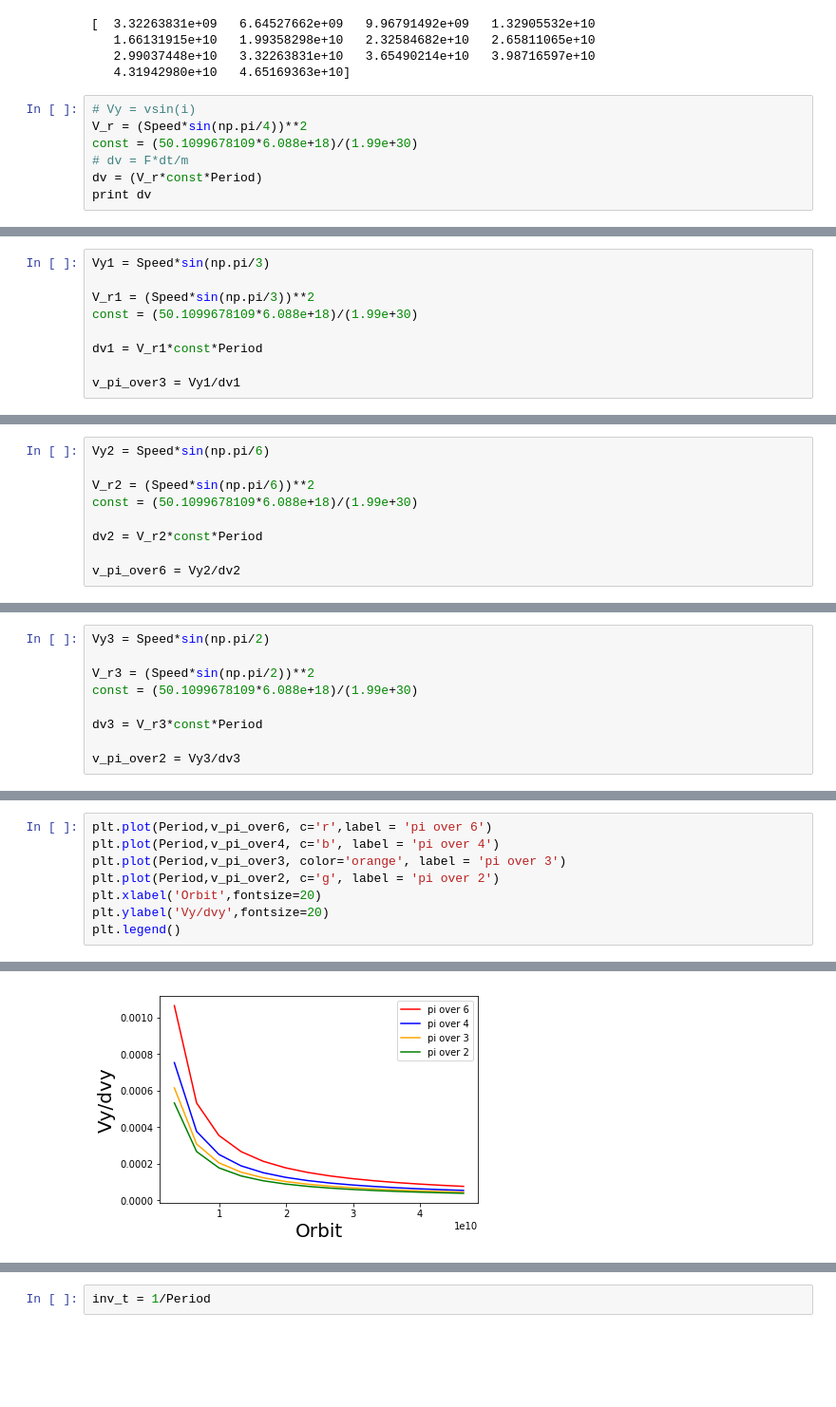
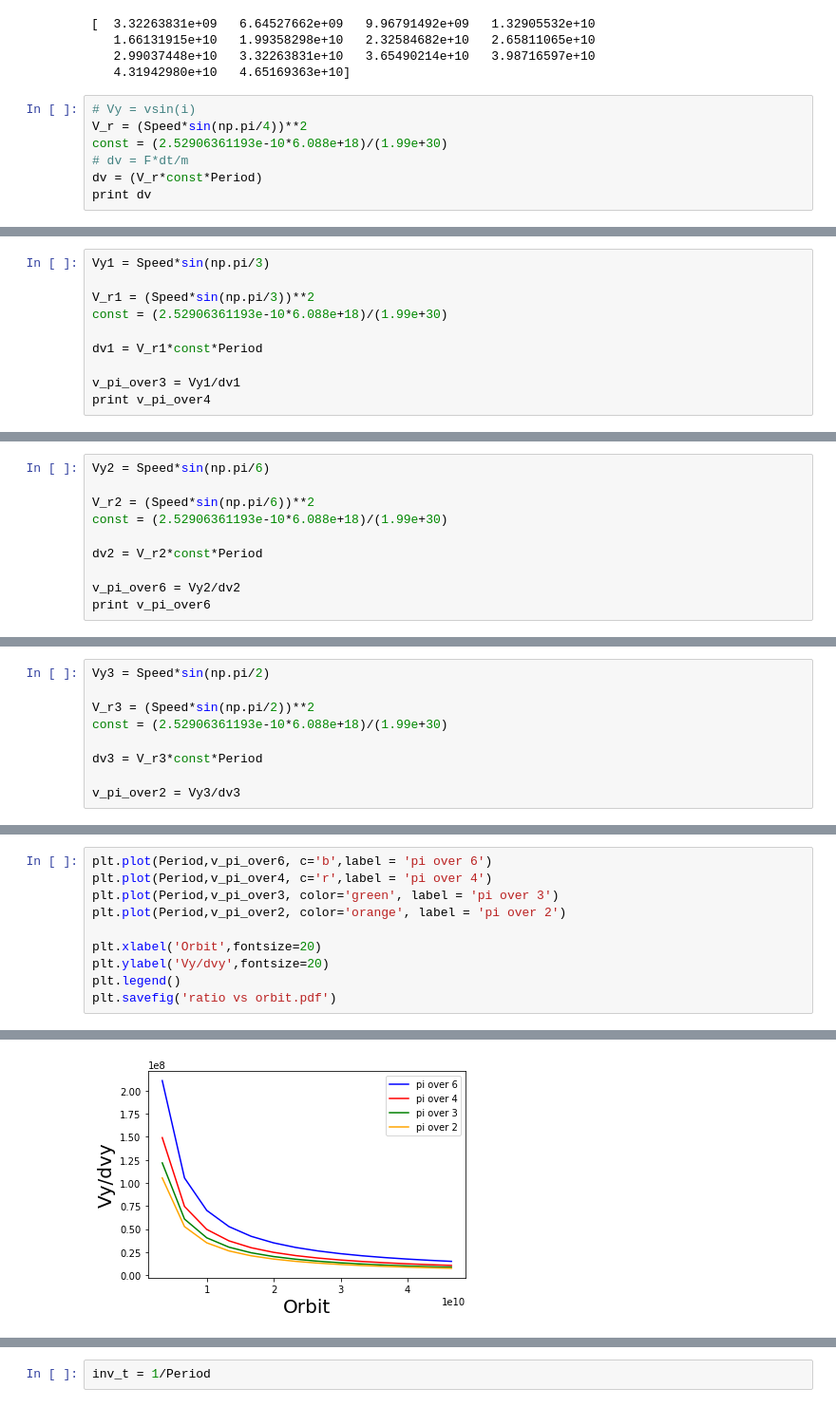
Before and after one commit to gfabj/Summer_Research_Project, a Jupyter notebook: T_Grind_2.ipynb, the cells around one changed output, grey strips where cells are left out. Shown at 95% size. Cells and saved outputs as stored; diff of their text form; blank space fills up the shorter version.

```diff
--- a/T_Grind_2.ipynb
+++ b/T_Grind_2.ipynb
@@ -37,7 +37,7 @@ print Period
 # %%
 # Vy = vsin(i)
 V_r = (Speed*sin(np.pi/4))**2
-const = (50.1099678109*6.088e+18)/(1.99e+30)
+const = (2.52906361193e-10*6.088e+18)/(1.99e+30)
 # dv = F*dt/m
 dv = (V_r*const*Period)
 print dv
@@ -59,8 +58,9 @@ print v_pi_over4
 Vy1 = Speed*sin(np.pi/3)
 
 V_r1 = (Speed*sin(np.pi/3))**2
-const = (50.1099678109*6.088e+18)/(1.99e+30)
+const = (2.52906361193e-10*6.088e+18)/(1.99e+30)
 
 dv1 = V_r1*const*Period
 
 v_pi_over3 = Vy1/dv1
+print v_pi_over4
@@ -68,8 +73,9 @@ v_pi_over3 = Vy1/dv1
 Vy2 = Speed*sin(np.pi/6)
 
 V_r2 = (Speed*sin(np.pi/6))**2
-const = (50.1099678109*6.088e+18)/(1.99e+30)
+const = (2.52906361193e-10*6.088e+18)/(1.99e+30)
 
 dv2 = V_r2*const*Period
 
 v_pi_over6 = Vy2/dv2
+print v_pi_over6
@@ -77,7 +88,7 @@ v_pi_over6 = Vy2/dv2
 Vy3 = Speed*sin(np.pi/2)
 
 V_r3 = (Speed*sin(np.pi/2))**2
-const = (50.1099678109*6.088e+18)/(1.99e+30)
+const = (2.52906361193e-10*6.088e+18)/(1.99e+30)
 
 dv3 = V_r3*const*Period
 
@@ -96,9 +118,11 @@ v_i_crit = Vy4/dv4
 # %%
-plt.plot(Period,v_pi_over6, c='r',label = 'pi over 6')
-plt.plot(Period,v_pi_over4, c='b', label = 'pi over 4')
-plt.plot(Period,v_pi_over3, color='orange', label = 'pi over 3')
-plt.plot(Period,v_pi_over2, c='g', label = 'pi over 2')
+plt.plot(Period,v_pi_over6, c='b',label = 'pi over 6')
+plt.plot(Period,v_pi_over4, c='r',label = 'pi over 4')
+plt.plot(Period,v_pi_over3, color='green', label = 'pi over 3')
+plt.plot(Period,v_pi_over2, color='orange', label = 'pi over 2')
+
 plt.xlabel('Orbit',fontsize=20)
 plt.ylabel('Vy/dvy',fontsize=20)
 plt.legend()
+plt.savefig('ratio vs orbit.pdf')
 # %% [output]
@@ -106 +129 @@ plt.legend()
-[figure, old version]
+[figure, new version]
```
Also changed, not shown: parts of 13 cells of this notebook, 3 other files.
